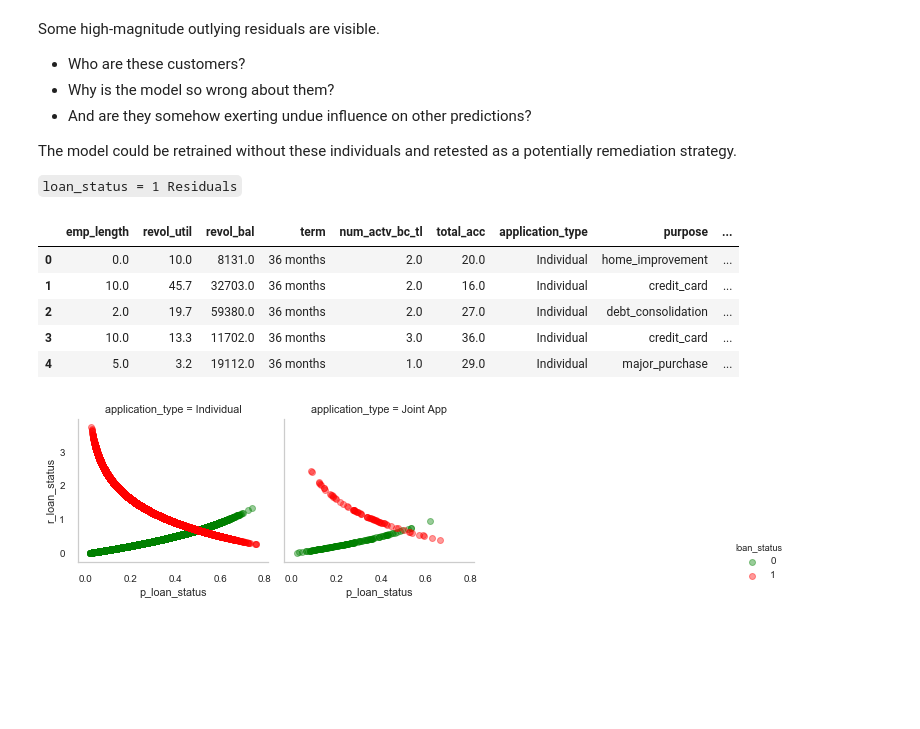
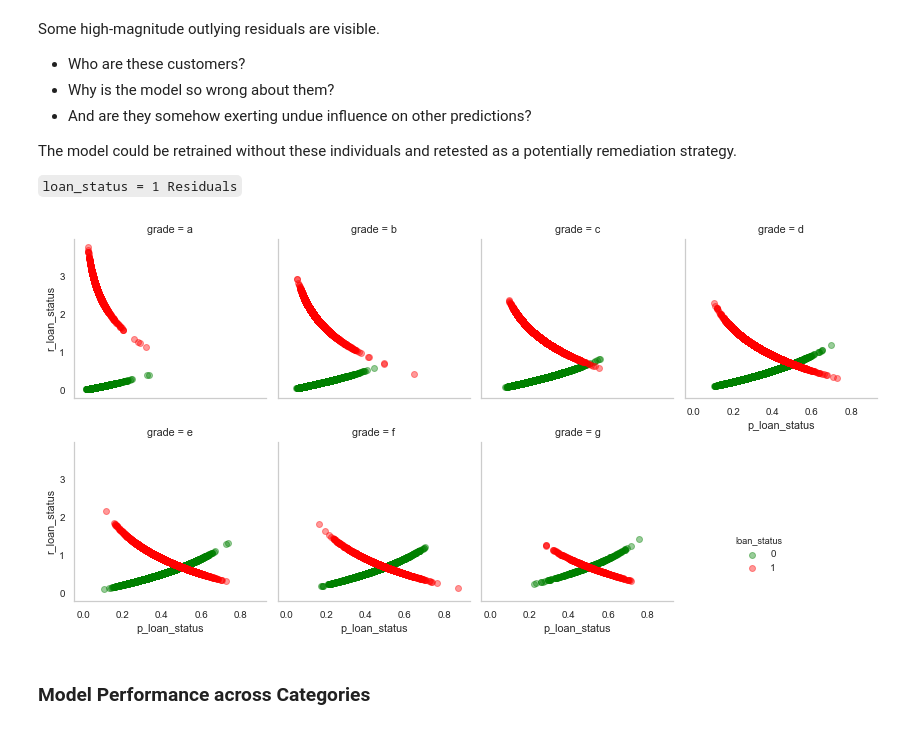
Before and after one commit to anilkumarpanda/blog_series, a Jupyter notebook: notebooks/02_residual_analysis.ipynb, the cells around one changed output. Drawn from its saved outputs; the diff is of its cells as text; code cells hidden in the pictures; blank space fills up the shorter version.

Commit message:
Updating notebooks and figures

```diff
--- a/notebooks/02_residual_analysis.ipynb
+++ b/notebooks/02_residual_analysis.ipynb
@@ -5,22 +27,4 @@
 # %%
-
-import pandas as pd
-from loguru import logger
-from sklearn.model_selection import train_test_split
-import lightgbm as lgb
-import optuna
-import matplotlib.pyplot as plt
-from blog.data.data_cleaner_factory import DataCleanerFactory
-from blog.model.regularisation import select_features, get_monotone_constraints
-from blog.model.optimise import ROCAUCObjective, MultiObjective, PRAUCObjective
-from blog.model.evaluation import show_model_results
-from probatus.interpret import ShapModelInterpreter
-from blog.data.lendingclub_dataset import LendingClubDataset
-from blog.model.sampling import oot_split
-from blog.model.regularisation import get_monotone_constraints
-from blog.model.feature_transformations import get_simple_feature_transformation
-from blog.model.optimise import getObjective, tune_model
-
 dataset_name = "lendingclub"
 target = "loan_status"
 path = "../data/lc_2007_2017_selected.csv"
@@ -94,7 +98,7 @@ logger.info(f"3.Starting feature selection.")
 
 selected_features = [
     "emp_length",
-    # "addr_state",
+    "addr_state",
     "revol_util",
     "revol_bal",
     "term",
@@ -242,32 +247,27 @@ The model could be retrained without these individuals and retested as a potenti
 
 `loan_status = 1 Residuals`
 # %%
-bins = [0, 30, 90, 100]
-labels = ['low','medium','high']
-valid_yhat_df['dti_binned'] = pd.cut(valid_yhat_df['dti'], bins=bins, labels=labels)
+# bins = [0, 30, 90, 100]
+# labels = ['low','medium','high']
+# valid_yhat_df['dti_binned'] = pd.cut(valid_yhat_df['dti'], bins=bins, labels=labels)
 
-valid_yhat_df1 = valid_yhat_df[valid_yhat_df[target] == 1]
-valid_yhat_df1 = valid_yhat_df1.sort_values(by=f'r_{target}', ascending=False).reset_index(drop=True)
-valid_yhat_df1.head()
+# valid_yhat_df1 = valid_yhat_df[valid_yhat_df[target] == 1]
+# valid_yhat_df1 = valid_yhat_df1.sort_values(by=f'r_{target}', ascending=False).reset_index(drop=True)
+# valid_yhat_df1.head()
-# %% [output]
-|  | emp_length | revol_util | revol_bal | term | num_actv_bc_tl | total_acc | application_type | purpose | ... |
-| 0 | 0.0 | 10.0 | 8131.0 | 36 months | 2.0 | 20.0 | Individual | home_improvement | ... |
-| 1 | 10.0 | 45.7 | 32703.0 | 36 months | 2.0 | 16.0 | Individual | credit_card | ... |
-| 2 | 2.0 | 19.7 | 59380.0 | 36 months | 2.0 | 27.0 | Individual | debt_consolidation | ... |
-| 3 | 10.0 | 13.3 | 11702.0 | 36 months | 3.0 | 36.0 | Individual | credit_card | ... |
-| 4 | 5.0 | 3.2 | 19112.0 | 36 months | 1.0 | 29.0 | Individual | major_purchase | ... |
 # %%
 # use Seaborn FacetGrid for convenience
 # some seaborn configs
 import seaborn as sns
 sns.set(font_scale=0.9)                                         # legible font size
 sns.set_style('whitegrid', {'axes.grid': False})                # white background, no grid in plots
-sns.set_palette(sns.color_palette(["green", "red"]))      # consistent colors
+sns.set_palette(sns.color_palette(["green", "red"]))            # consistent colors
 
 # facet grid of residuals by PAY_0
-sorted_ = valid_yhat_df.sort_values(by='application_type')                 # sort for better layout of by-groups
-g = sns.FacetGrid(sorted_, col='application_type', hue=target, col_wrap=4) # init grid
+sorted_ = valid_yhat_df.sort_values(by='grade')                 # sort for better layout of by-groups
+g = sns.FacetGrid(sorted_, col='grade', hue=target, col_wrap=4) # init grid
 _ = g.map(plt.scatter, yhat_name, resid_name, alpha=0.4)        # plot points
 _ = g.add_legend(bbox_to_anchor=(0.82, 0.2))                    # legend
 # %% [output]
-[figure, old version]
+[figure, new version]
+# %% [markdown]
+### Model Performance across Categories
```
Also changed, not shown: parts of 6 cells of this notebook, 14 other files.
